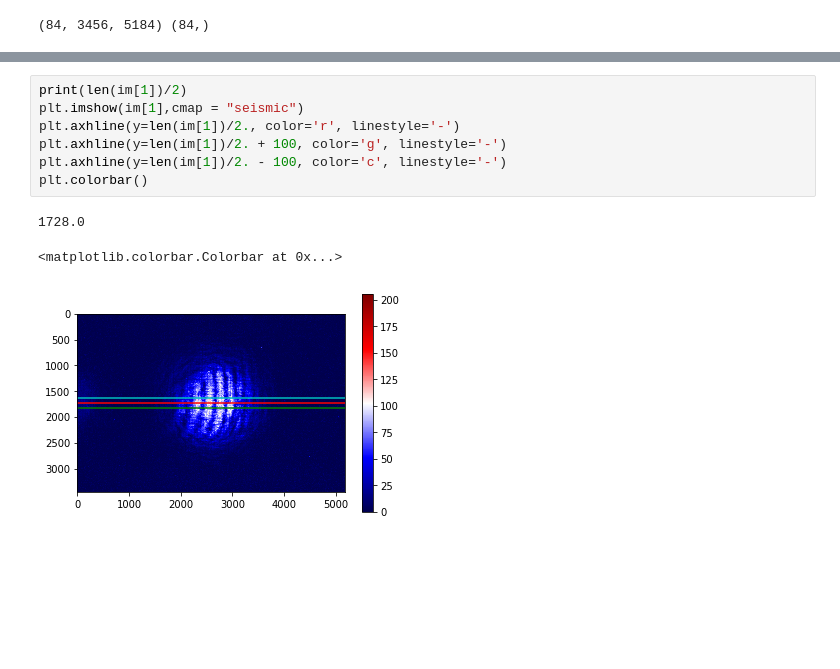
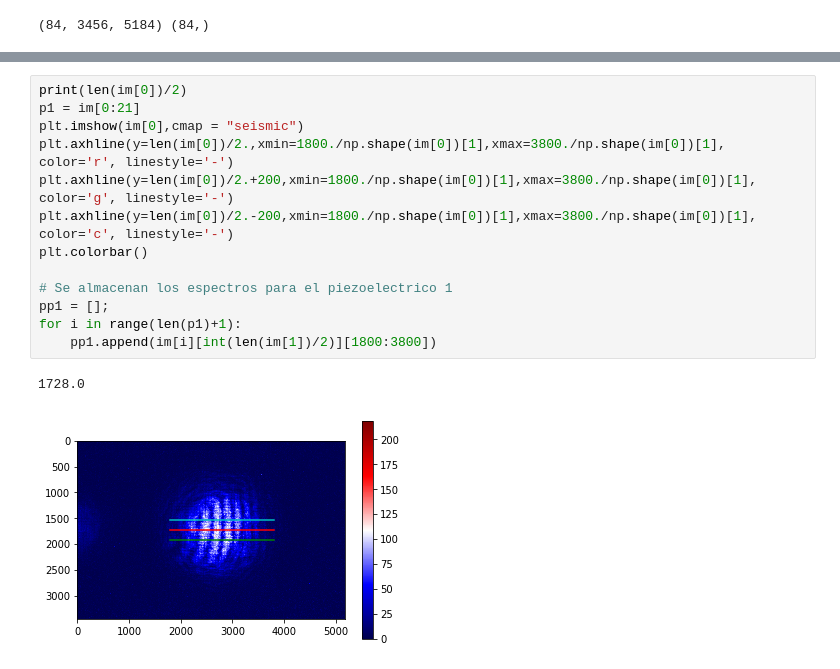
Before and after one commit to jomen93/Electronica_Digital, a Jupyter notebook: Piezoelectricos.ipynb, the cells around one changed output, grey strips where cells are left out. Drawn from its saved outputs; the diff is of its cells as text; blank space fills up the shorter version.

```diff
--- a/Piezoelectricos.ipynb
+++ b/Piezoelectricos.ipynb
@@ -238,11 +244,16 @@ for x, y in [(i,j) for i in range(4) for j in range (4)]:
 # %%
-print(len(im[1])/2)
-plt.imshow(im[1],cmap = "seismic")
-plt.axhline(y=len(im[1])/2., color='r', linestyle='-')
-plt.axhline(y=len(im[1])/2. + 100, color='g', linestyle='-')
-plt.axhline(y=len(im[1])/2. - 100, color='c', linestyle='-')
+print(len(im[0])/2)
+p1 = im[0:21]
+plt.imshow(im[0],cmap = "seismic")
+plt.axhline(y=len(im[0])/2.,xmin=1800./np.shape(im[0])[1],xmax=3800./np.shape(im[0])[1], color='r', linestyle='-')
+plt.axhline(y=len(im[0])/2.+200,xmin=1800./np.shape(im[0])[1],xmax=3800./np.shape(im[0])[1], color='g', linestyle='-')
+plt.axhline(y=len(im[0])/2.-200,xmin=1800./np.shape(im[0])[1],xmax=3800./np.shape(im[0])[1], color='c', linestyle='-')
 plt.colorbar()
+
+# Se almacenan los espectros para el piezoelectrico 1
+pp1 = [];
+for i in range(len(p1)+1):
+    pp1.append(im[i][int(len(im[1])/2)][1800:3800])
 # %% [output]
 1728.0
-<matplotlib.colorbar.Colorbar at 0x...>
-[figure, old version]
+[figure, new version]
```
Also changed, not shown: parts of 31 cells of this notebook, 1 other file.
